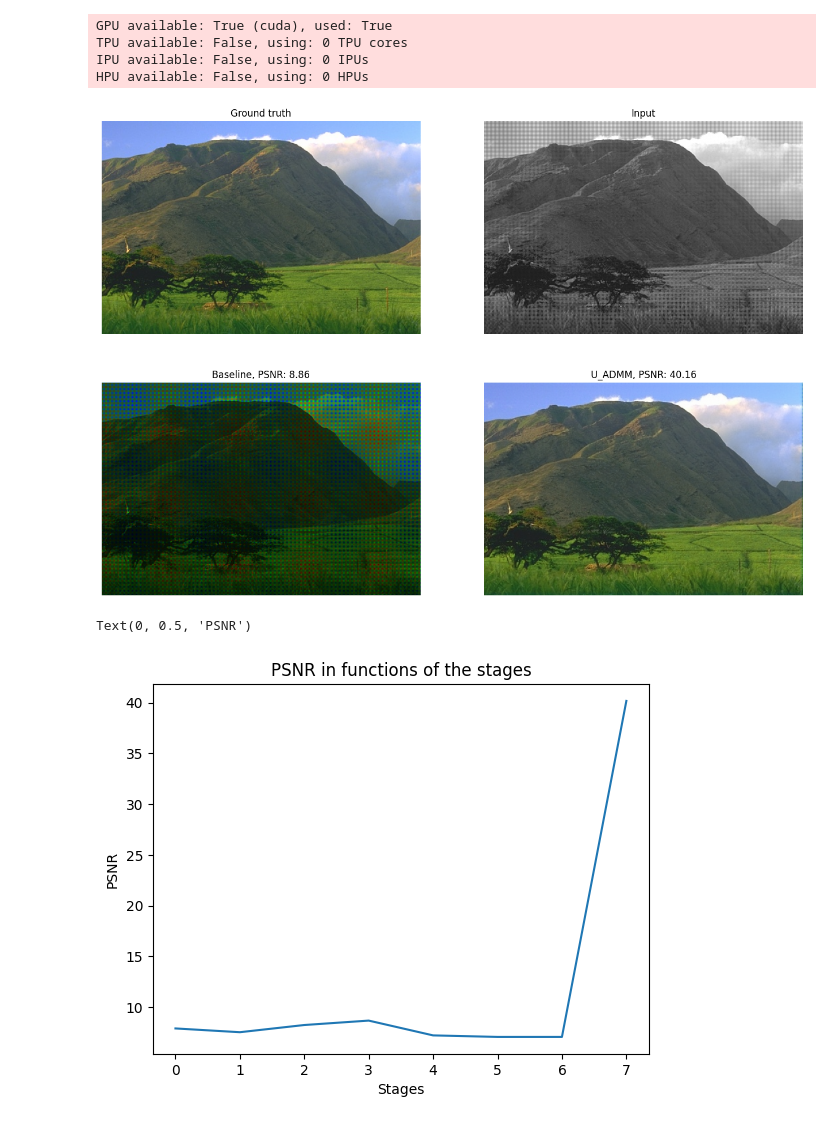
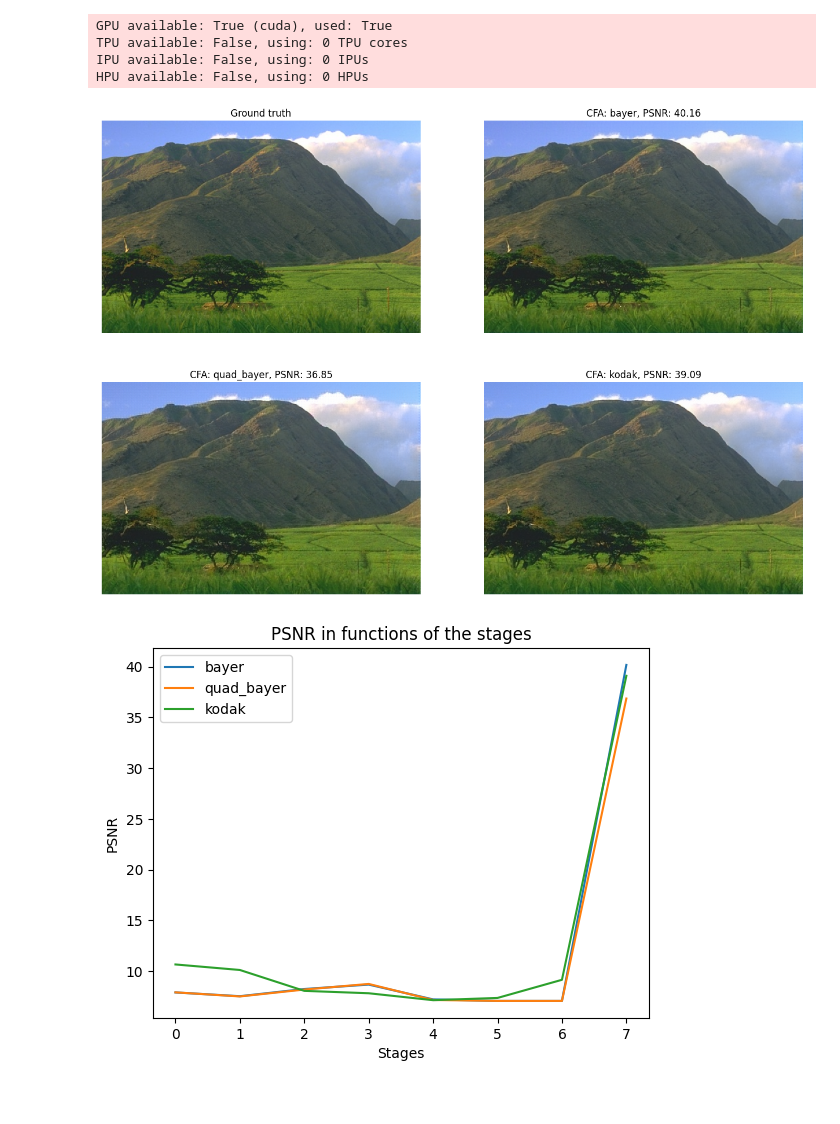
Before and after one commit to mattmull42/unrolled_demosaicking, a Jupyter notebook: main.ipynb, the cells around one changed output. Cells and saved outputs as stored; diff of their text form; code cells hidden in the pictures.

```diff
--- a/main.ipynb
+++ b/main.ipynb
@@ -49,40 +48,53 @@ trainer.fit(model, datamodule=data_module)
+# %%
+def prepare_input(path, cfas):
+    x = imread(path) / 255
+    inputs = []
+
+    for cfa in cfas:
+        op = cfa_operator(cfa, x.shape, [650, 525, 480], 'dirac')
+        y = torch.Tensor(op.direct(x)).to(DEVICE)[None]
+        mask = torch.Tensor(op.cfa_mask).to(DEVICE).permute(2, 0, 1)
+        inputs.append(torch.cat([y, mask]))
+
+    return x, torch.stack(inputs)
 # %%
-model = UnrolledSystem.load_from_checkpoint(f'tb_logs/lightning_logs/version_{0}/checkpoints/best.ckpt')
+model = UnrolledSystem.load_from_checkpoint(f'lightning_logs/version_{0}/checkpoints/best.ckpt')
 model.eval()
 
-x = imread('images/test/28083.jpg') / 255
-OP = cfa_operator(CFAS[0], x.shape, RGB_SPECTRAL_STENCIL, 'dirac')
-y = OP.direct(x)
-x_baseline = OP.adjoint(y)
-input_data = torch.Tensor(y).to(DEVICE)[None]
-mask = torch.Tensor(OP.cfa_mask).to(DEVICE).permute(2, 0, 1)
-input_data = torch.cat([input_data, mask])[None]
+path = 'images/test/28083.jpg'
+x, input_data = prepare_input(path, CFAS)
 
 with torch.no_grad():
-    x_hat_list = np.clip(torch.cat(model(input_data)).permute(0, 2, 3, 1).numpy(force=True).astype(float), 0, 1)
+    # x_hat_list.shape == (cfas, stages, height, width, channels)
+    x_hat_list = np.clip(torch.stack(model(input_data)).permute(1, 0, 3, 4, 2).numpy(force=True).astype(float), 0, 1)
+# %%
+x = x[2:-2, 2:-2]
+x_hat_list = x_hat_list[:, :, 2:-2, 2:-2]
 # %%
 fig, axs = plt.subplots(2, 2, figsize=(16, 11))
 
 axs[0, 0].imshow(x)
 axs[0, 0].set_title('Ground truth')
 axs[0, 0].axis('off')
-axs[0, 1].imshow(y, cmap='gray')
-axs[0, 1].set_title('Input')
+axs[0, 1].imshow(x_hat_list[0, -1])
+axs[0, 1].set_title(f'CFA: {CFAS[0]}, PSNR: {peak_signal_noise_ratio(x, x_hat_list[0, -1]):.2f}')
 axs[0, 1].axis('off')
-axs[1, 0].imshow(x_baseline)
-axs[1, 0].set_title(f'Baseline, PSNR: {peak_signal_noise_ratio(x[2:-2, 2:-2], x_baseline[2:-2, 2:-2]):.2f}')
+axs[1, 0].imshow(x_hat_list[1, -1])
+axs[1, 0].set_title(f'CFA: {CFAS[1]}, PSNR: {peak_signal_noise_ratio(x, x_hat_list[1, -1]):.2f}')
 axs[1, 0].axis('off')
-axs[1, 1].imshow(x_hat_list[-1])
-axs[1, 1].set_title(f'U_ADMM, PSNR: {peak_signal_noise_ratio(x[2:-2, 2:-2], x_hat_list[-1][2:-2, 2:-2]):.2f}')
+axs[1, 1].imshow(x_hat_list[2, -1])
+axs[1, 1].set_title(f'CFA: {CFAS[2]}, PSNR: {peak_signal_noise_ratio(x, x_hat_list[2, -1]):.2f}')
 axs[1, 1].axis('off')
 plt.show()
 # %% [output]
-[figure, old version]
+[figure, new version]
 # %%
-plt.plot([peak_signal_noise_ratio(x[2:-2, 2:-2], x_hat[2:-2, 2:-2]) for x_hat in x_hat_list])
+for i in range(len(CFAS)):
+    plt.plot([peak_signal_noise_ratio(x, x_hat) for x_hat in x_hat_list[i]], label=CFAS[i])
 plt.title('PSNR in functions of the stages')
 plt.xlabel('Stages')
 plt.ylabel('PSNR')
+plt.legend()
+plt.show()
 # %% [output]
-Text(0, 0.5, 'PSNR')
-[figure, old version]
+[figure, new version]
```
Also changed, not shown: parts of 5 cells of this notebook, 3 other files.
